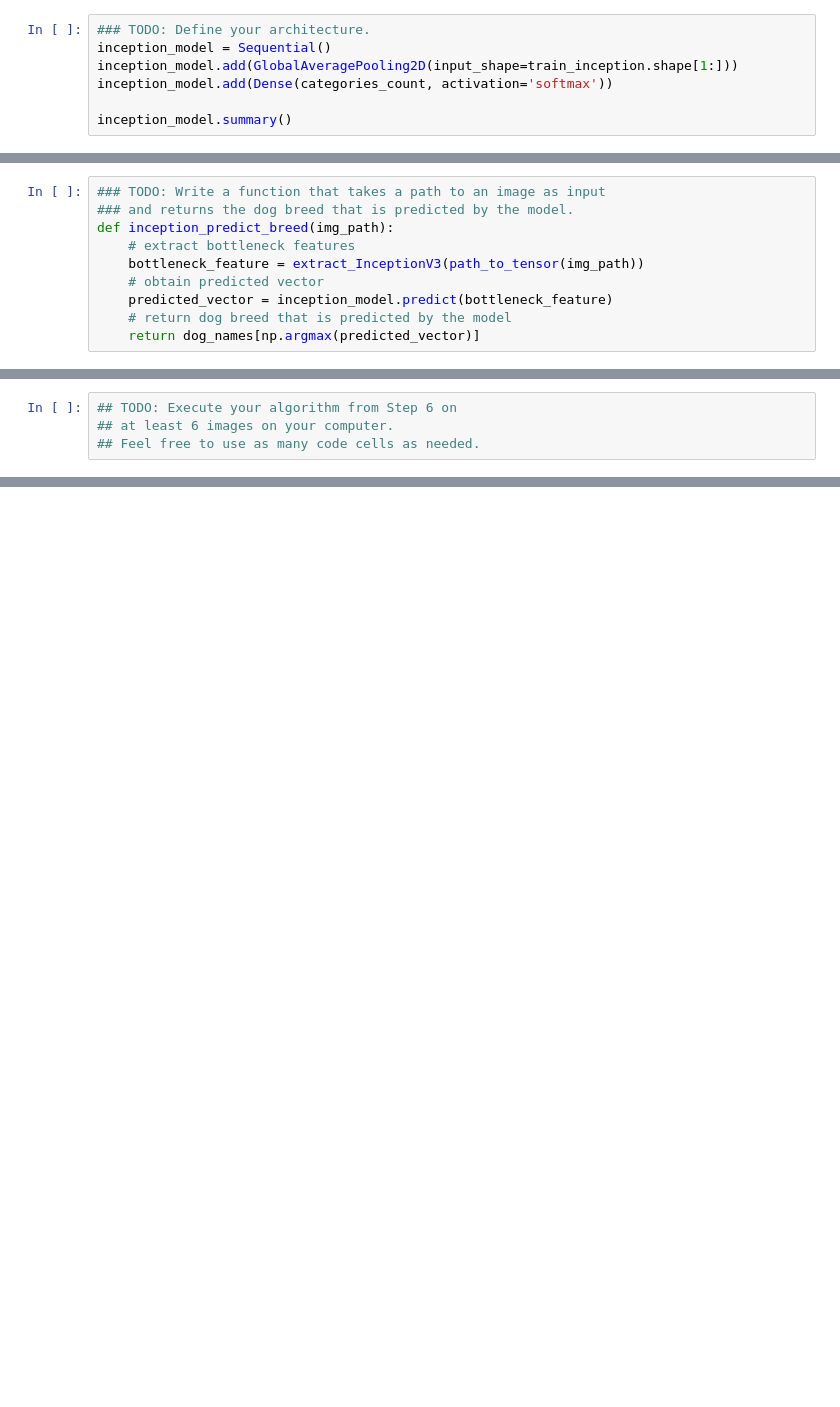
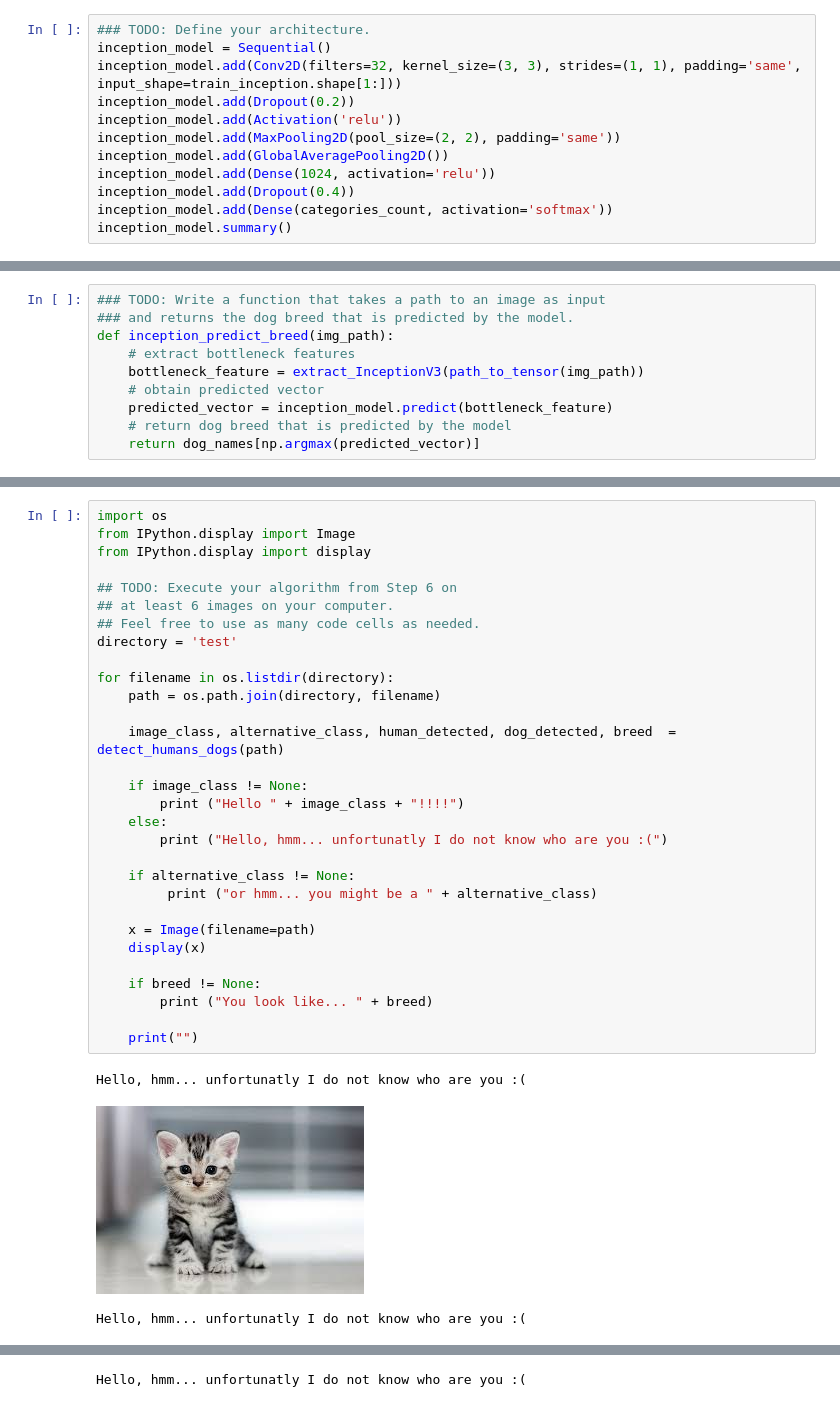
Before and after one commit to alexeysas/ai-cnn-dogs, a Jupyter notebook: dog_app.ipynb, the cells around one changed output, grey strips where cells are left out. Saved outputs shown, nothing was run; the diff lists cells and outputs as text; blank space fills up the shorter version.

```diff
--- a/dog_app.ipynb
+++ b/dog_app.ipynb
@@ -610,9 +645,14 @@ __Answer:__
 # %%
 ### TODO: Define your architecture.
 inception_model = Sequential()
-inception_model.add(GlobalAveragePooling2D(input_shape=train_inception.shape[1:]))
+inception_model.add(Conv2D(filters=32, kernel_size=(3, 3), strides=(1, 1), padding='same', input_shape=train_inception.shape[1:]))
+inception_model.add(Dropout(0.2))
+inception_model.add(Activation('relu'))
+inception_model.add(MaxPooling2D(pool_size=(2, 2), padding='same'))
+inception_model.add(GlobalAveragePooling2D())
+inception_model.add(Dense(1024, activation='relu'))
+inception_model.add(Dropout(0.4))
 inception_model.add(Dense(categories_count, activation='softmax'))
-
 inception_model.summary()
 # %% [output]
 _________________________________________________________________
@@ -749,4 +823,34 @@ __Answer:__
-# %%
-## TODO: Execute your algorithm from Step 6 on
-## at least 6 images on your computer.
-## Feel free to use as many code cells as needed.
+# %%
+import os
+from IPython.display import Image
+from IPython.display import display
+
+## TODO: Execute your algorithm from Step 6 on
+## at least 6 images on your computer.
+## Feel free to use as many code cells as needed.
+directory = 'test'
+
+for filename in os.listdir(directory):
+    path = os.path.join(directory, filename)
+
+    image_class, alternative_class, human_detected, dog_detected, breed  = detect_humans_dogs(path)
+
+    if image_class != None:
+        print ("Hello " + image_class + "!!!!")
+    else:
+        print ("Hello, hmm... unfortunatly I do not know who are you :(")
+
+    if alternative_class != None:
+         print ("or hmm... you might be a " + alternative_class)
+
+    x = Image(filename=path)
+    display(x)
+
+    if breed != None:
+        print ("You look like... " + breed)
+
+    print("")
+# %% [output]
+Hello, hmm... unfortunatly I do not know who are you :(
+[figure, added]
+Hello, hmm... unfortunatly I do not know who are you :(
@@ -752,0 +858 @@ __Answer:__
+Hello, hmm... unfortunatly I do not know who are you :(
```
Also changed, not shown: parts of 13 cells of this notebook, 13 other files.
